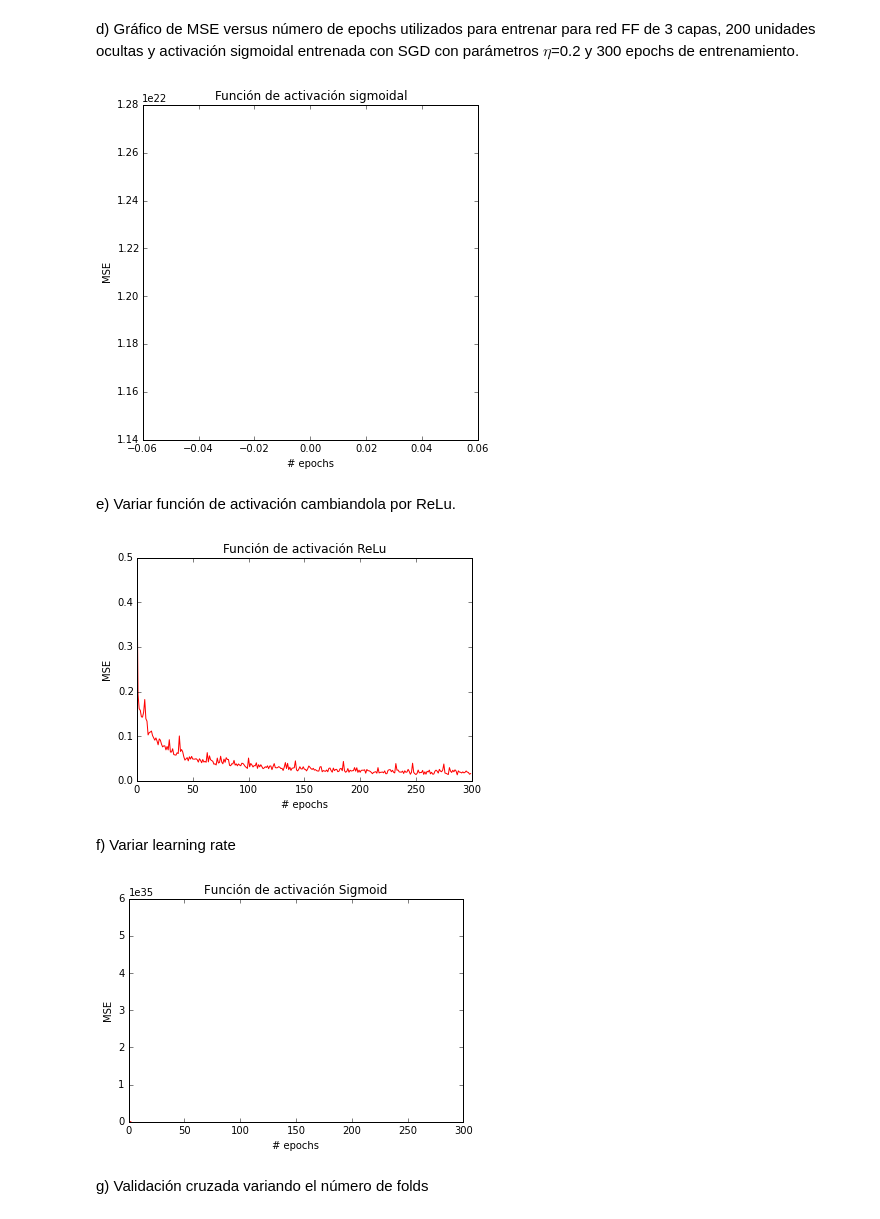
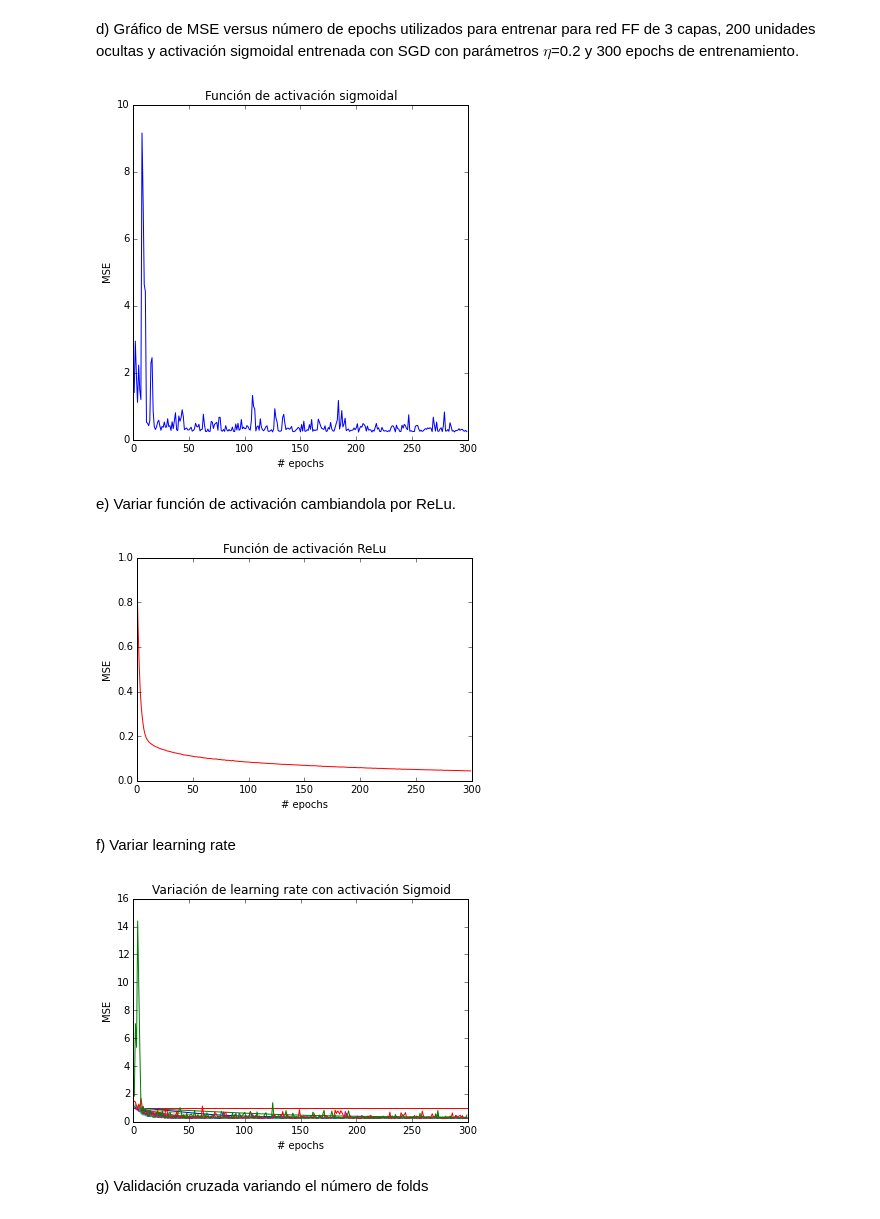
Before and after one commit to asazo/ANN, a Jupyter notebook: tarea1/tarea1.ipynb, the cells around one changed output. Cells and saved outputs as stored; diff of their text form; code cells hidden in the pictures.

```diff
--- a/tarea1/tarea1.ipynb
+++ b/tarea1/tarea1.ipynb
@@ -87,7 +68,7 @@ model = Sequential()
 # Dimensión input = 1, Dimensión output = 2, función de activación es Relu
 model.add(Dense(output_dim=1, input_dim=2, init="normal"))
 model.add(Activation("sigmoid"))
-model.compile(loss='mean_squared_error', optimizer='sgd')
+model.compile(loss='mean_squared_error', optimizer='sgd', metrics=['accuracy'])
 
 print "Neurona inicializada"
 
@@ -98,7 +79,10 @@ print "Neurona entrenada"
 
 # Evaluar la neurona
 loss_and_metrics = model.evaluate(x_test, y_test, batch_size=1000)
-print loss_and_metrics
+print "Loss: "
+print loss_and_metrics[0]
+print "Accuracy: "
+print loss_and_metrics[1]*100
 # %% [output]
 Neurona inicializada
 Neurona entrenada
@@ -222,7 +219,7 @@ def generate_model(optimizer, activation):
 
     return model
 
-sgd = SGD(lr=0.2)
+sgd = SGD(lr=0.02)
 model_d = generate_model(sgd,"sigmoid")
 
 hist = model_d.fit(X_train_scaled.as_matrix(), y_train_scaled.as_matrix(),
@@ -239,20 +236,11 @@ plt.xlabel("# epochs")
 plt.ylabel("MSE")
 plt.show()
 # %% [output]
-[figure, old version]
+[figure, new version]
 # %% [markdown]
 e) Variar función de activación cambiandola por ReLu.
 # %%
-#model2 = Sequential()
-#model2.add(Dense(200, input_dim=X_train_scaled.shape[1], init='uniform'))
-#model2.add(Activation('relu'))
-#model2.add(Dense(1, init='uniform'))
-#model2.add(Activation('linear'))
-
-#sgd = SGD(lr=0.2)
-#model2.compile(optimizer='sgd',loss='mean_squared_error')
-
-sgd = SGD(lr=0.2)
+sgd = SGD(lr=0.02)
 model2 = generate_model(sgd, "relu")
 
 hist2 = model2.fit(X_train_scaled.as_matrix(), y_train_scaled.as_matrix(),
@@ -267,31 +255,30 @@ plt.xlabel("# epochs")
 plt.ylabel("MSE")
 plt.show()
 # %% [output]
-[figure, old version]
+[figure, new version]
 # %% [markdown]
 f) Variar learning rate
 # %%
 n_lr = 20
-lear_rate = np.linspace(0,1,n_lr)
+lear_rate = np.linspace(0,0.02,n_lr)
 
 %matplotlib inline
 epochs = np.arange(300)
-
-for i in lear_rate:
+colors = ['r', 'g', 'b', 'y', 'c', 'm']
+for n, i in enumerate(lear_rate):
     sgd = SGD(lr=i)
     model = generate_model(sgd, "sigmoid")
 
     hist = model.fit(X_train_scaled.as_matrix(), y_train_scaled.as_matrix(),
                    nb_epoch=300, verbose=0,
                    validation_data=(X_test_scaled.as_matrix(), y_test_scaled.as_matrix()))
-    plt.plot(epochs, hist.history['loss'], 'r-')
+    plt.plot(epochs, hist.history['loss'], color=colors[n % len(colors)])
 
-plt.title(u"Función de activación Sigmoid")
+plt.title(u"Variación de learning rate con activación Sigmoid")
 plt.xlabel("# epochs")
 plt.ylabel("MSE")
 plt.show()
-# Ver que se muestre más bonito xD
 # %% [output]
-[figure, old version]
+[figure, new version]
 # %% [markdown]
 g) Validación cruzada variando el número de folds
```
Also changed, not shown: parts of 9 cells of this notebook.
